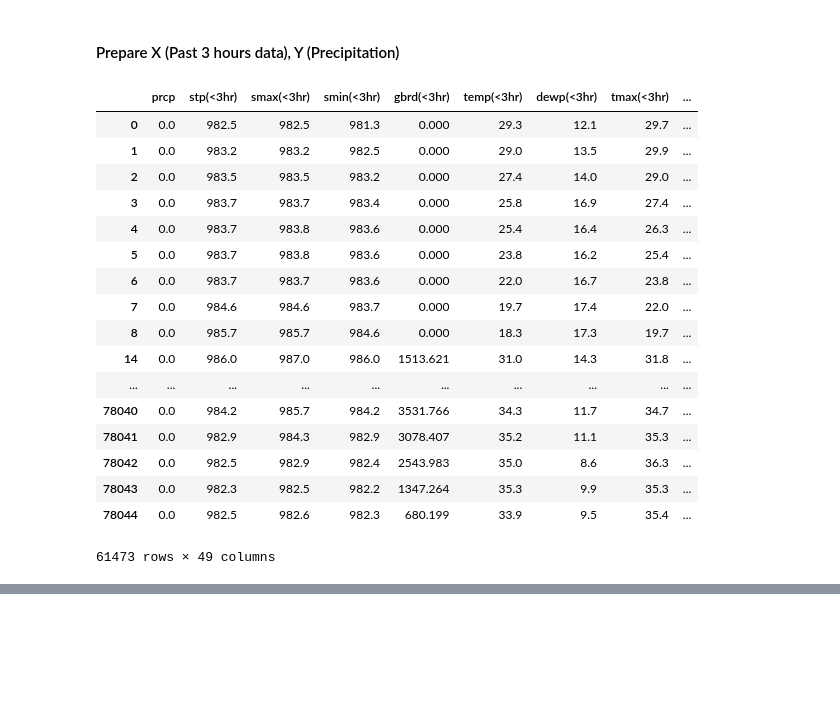
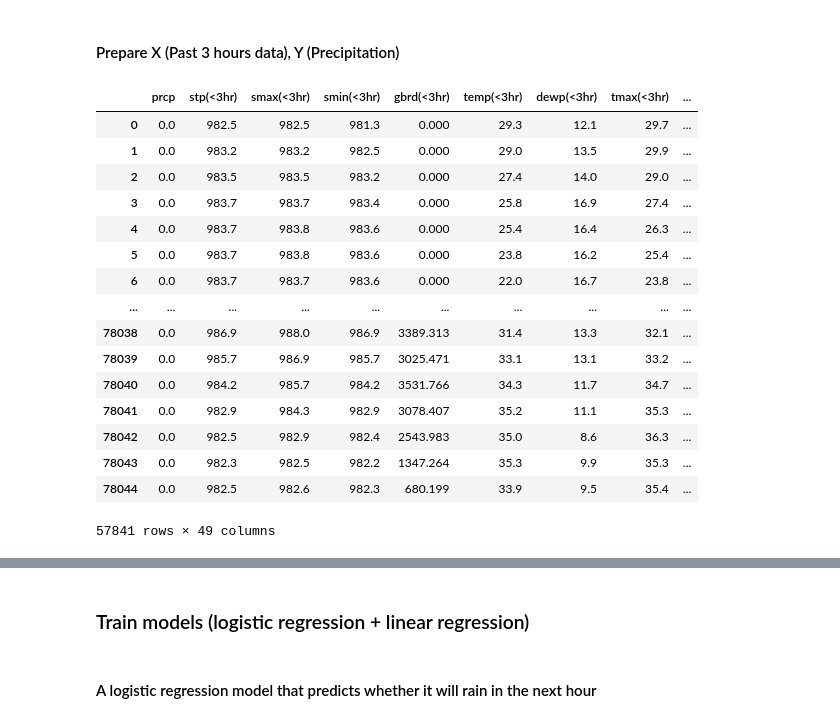
Before and after one commit to ctc316/precipitation_forecast_brazil, a Jupyter notebook: precipitation_forecast_brazil.ipynb, the cells around one changed output, grey strips where cells are left out. Saved outputs shown, nothing was run; the diff lists cells and outputs as text; code cells hidden in the pictures; blank space fills up the shorter version.

Commit message:
naive models

```diff
--- a/precipitation_forecast_brazil.ipynb
+++ b/precipitation_forecast_brazil.ipynb
@@ -123,7 +121,7 @@ def getOutlierIndices(df):
     for col in df.columns:
         if col == 'prcp':
             continue
-        ol = list(df_zscore[abs(df_zscore[col]) > 3.5].index)
+        ol = list(df_zscore[abs(df_zscore[col]) > 3].index)
         if len(ol) > 0:
             outlier_col.append((col, len(ol)))
         outliers.update(ol)
@@ -164,7 +162,7 @@ train_data_Sao.loc[allZeros].head()
 # %% [markdown]
 #### Prepare X (Past 3 hours data), Y (Precipitation)
 # %%
-def prepareXYByKHours(data, k, removes):
+def prepareXYByKHours(data, k, removals):
     X_col_names = []
     for i in range(k, 0, -1):
         for col in data.columns:
@@ -179,37 +177,37 @@ def prepareXYByKHours(data, k, removes):
     df_X.columns = X_col_names
 
     # drop groups with outliers
-    removes = set()
-    for ol in list(outliers):
-        for o in range(max(0, ol - k + 1), min(df_X.shape[0], ol + 1)):
-            removes.add(o)
-    df_X = df_X.drop(list(removes))
-    df_Y = df_Y.drop(list(removes))
+    rms = set()
+    for rm in list(removals):
+        for r in range(max(0, rm - k + 1), min(df_X.shape[0], rm + 1)):
+            rms.add(r)
+    df_X = df_X.drop(list(rms))
+    df_Y = df_Y.drop(list(rms))
 
     return df_X, df_Y
 # %%
 removals = set()
 removals.update(outliers, allZeros)
 train_X_Sao, train_Y_Sao = prepareXYByKHours(train_data_Sao, 3, removals)
 
 pd.set_option('display.max_columns', 48)
+pd.set_option('display.max_rows', 15)
 display(pd.concat([train_Y_Sao, train_X_Sao], axis=1))
 # %% [output]
 |  | prcp | stp(<3hr) | smax(<3hr) | smin(<3hr) | gbrd(<3hr) | temp(<3hr) | dewp(<3hr) | tmax(<3hr) | ... |
 | 0 | 0.0 | 982.5 | 982.5 | 981.3 | 0.000 | 29.3 | 12.1 | 29.7 | ... |
 | 1 | 0.0 | 983.2 | 983.2 | 982.5 | 0.000 | 29.0 | 13.5 | 29.9 | ... |
 | 2 | 0.0 | 983.5 | 983.5 | 983.2 | 0.000 | 27.4 | 14.0 | 29.0 | ... |
 | 3 | 0.0 | 983.7 | 983.7 | 983.4 | 0.000 | 25.8 | 16.9 | 27.4 | ... |
 | 4 | 0.0 | 983.7 | 983.8 | 983.6 | 0.000 | 25.4 | 16.4 | 26.3 | ... |
 | 5 | 0.0 | 983.7 | 983.8 | 983.6 | 0.000 | 23.8 | 16.2 | 25.4 | ... |
 | 6 | 0.0 | 983.7 | 983.7 | 983.6 | 0.000 | 22.0 | 16.7 | 23.8 | ... |
-| 7 | 0.0 | 984.6 | 984.6 | 983.7 | 0.000 | 19.7 | 17.4 | 22.0 | ... |
-| 8 | 0.0 | 985.7 | 985.7 | 984.6 | 0.000 | 18.3 | 17.3 | 19.7 | ... |
-| 14 | 0.0 | 986.0 | 987.0 | 986.0 | 1513.621 | 31.0 | 14.3 | 31.8 | ... |
 | ... | ... | ... | ... | ... | ... | ... | ... | ... | ... |
+| 78038 | 0.0 | 986.9 | 988.0 | 986.9 | 3389.313 | 31.4 | 13.3 | 32.1 | ... |
+| 78039 | 0.0 | 985.7 | 986.9 | 985.7 | 3025.471 | 33.1 | 13.1 | 33.2 | ... |
 | 78040 | 0.0 | 984.2 | 985.7 | 984.2 | 3531.766 | 34.3 | 11.7 | 34.7 | ... |
 | 78041 | 0.0 | 982.9 | 984.3 | 982.9 | 3078.407 | 35.2 | 11.1 | 35.3 | ... |
 | 78042 | 0.0 | 982.5 | 982.9 | 982.4 | 2543.983 | 35.0 | 8.6 | 36.3 | ... |
 | 78043 | 0.0 | 982.3 | 982.5 | 982.2 | 1347.264 | 35.3 | 9.9 | 35.3 | ... |
 | 78044 | 0.0 | 982.5 | 982.6 | 982.3 | 680.199 | 33.9 | 9.5 | 35.4 | ... |
-61473 rows × 49 columns
+57841 rows × 49 columns
@@ -217,0 +214,2 @@ Wall time: 505 ms
+# %% [markdown]
+### Train models (logistic regression + linear regression)
@@ -217,0 +218,2 @@ Wall time: 505 ms
+# %% [markdown]
+#### A logistic regression model that predicts whether it will rain in the next hour
```
Also changed, not shown: parts of 7 cells of this notebook.
